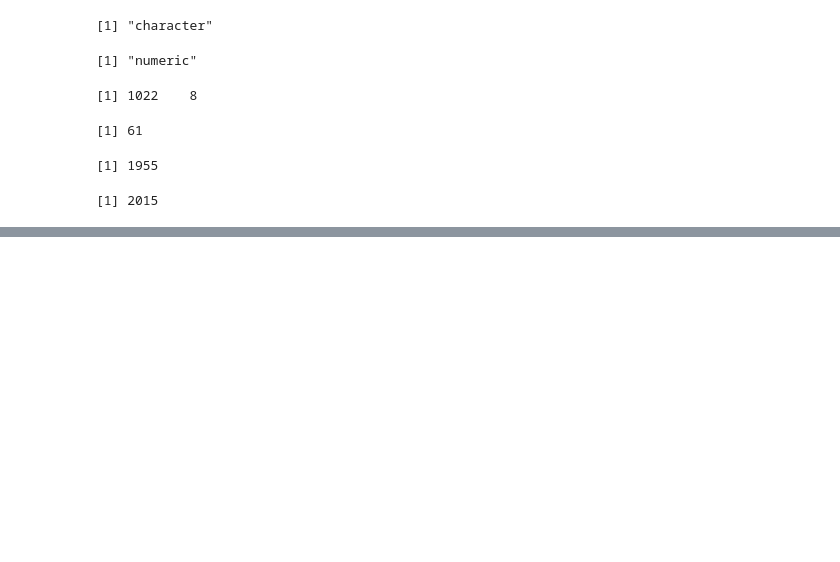
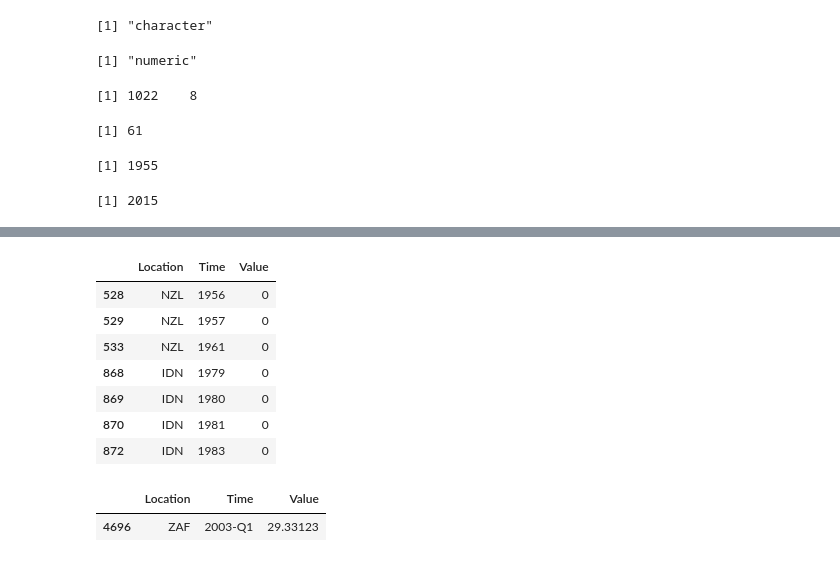
Before and after one commit to ninofabrizio/Intro_Data_Science, a Jupyter notebook: R/A2 - Segundo Exercicio para a G1.ipynb, the cells around one changed output, grey strips where cells are left out. Drawn from its saved outputs; the diff is of its cells as text; code cells hidden in the pictures; blank space fills up the shorter version.

```diff
--- a/R/A2 - Segundo Exercicio para a G1.ipynb
+++ b/R/A2 - Segundo Exercicio para a G1.ipynb
@@ -218,0 +394,31 @@ anoMax
+# %%
+# Para responder a letra a, calculo o menor e maior dado em Value e guardo ambos
+menorTaxa <- transform(desempregoDados, Value = as.numeric(Value))
+maiorTaxa <- transform(desempregoDados, Value = as.numeric(Value))
+taxaMin <- min(menorTaxa$Value, na.rm=T)
+taxaMax <- max(maiorTaxa$Value, na.rm=T)
+
+# Gero subconjuntos do meu data frame usando os valores achados como critério do que quero
+menorTaxa <- subset(menorTaxa, Value == taxaMin)
+maiorTaxa <- subset(maiorTaxa, Value == taxaMax)
+
+# Deixo apenas as colunas que me interessam para facilitar a leitura
+menorTaxa <- menorTaxa[ names(menorTaxa) %in% c("Location", "Time", "Value")]
+maiorTaxa <- maiorTaxa[ names(maiorTaxa) %in% c("Location", "Time", "Value")]
+
+menorTaxa
+maiorTaxa
+
+# Pelo output abaixo, NZL e IDN são apontados como os locais com as menores taxas, nos anos listados, e ZAF possui a maior
+# taxa de desemprego no primeiro quadrimestre de 2003
+# %% [output]
+|  | Location | Time | Value |
+| 528 | NZL | 1956 | 0 |
+| 529 | NZL | 1957 | 0 |
+| 533 | NZL | 1961 | 0 |
+| 868 | IDN | 1979 | 0 |
+| 869 | IDN | 1980 | 0 |
+| 870 | IDN | 1981 | 0 |
+| 872 | IDN | 1983 | 0 |
+|  | Location | Time | Value |
+| 4696 | ZAF | 2003-Q1 | 29.33123 |
```
Also changed, not shown: parts of 10 cells of this notebook.
